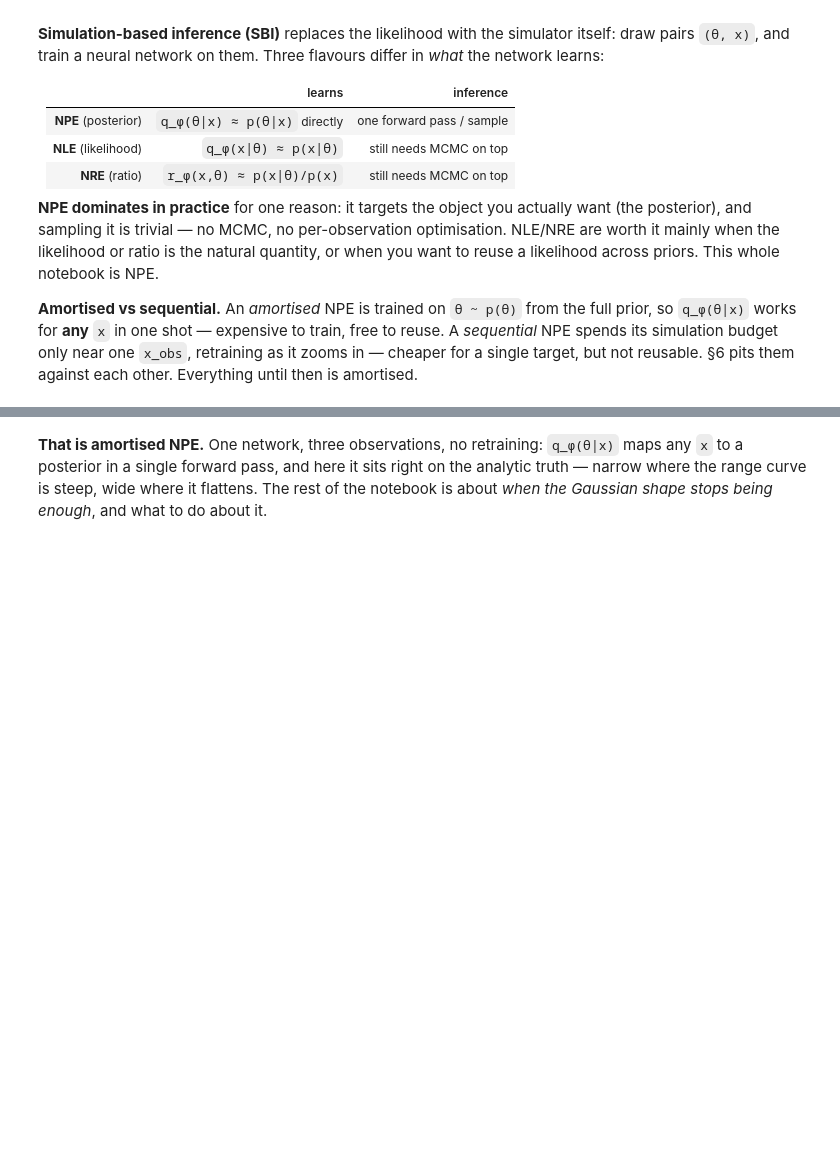
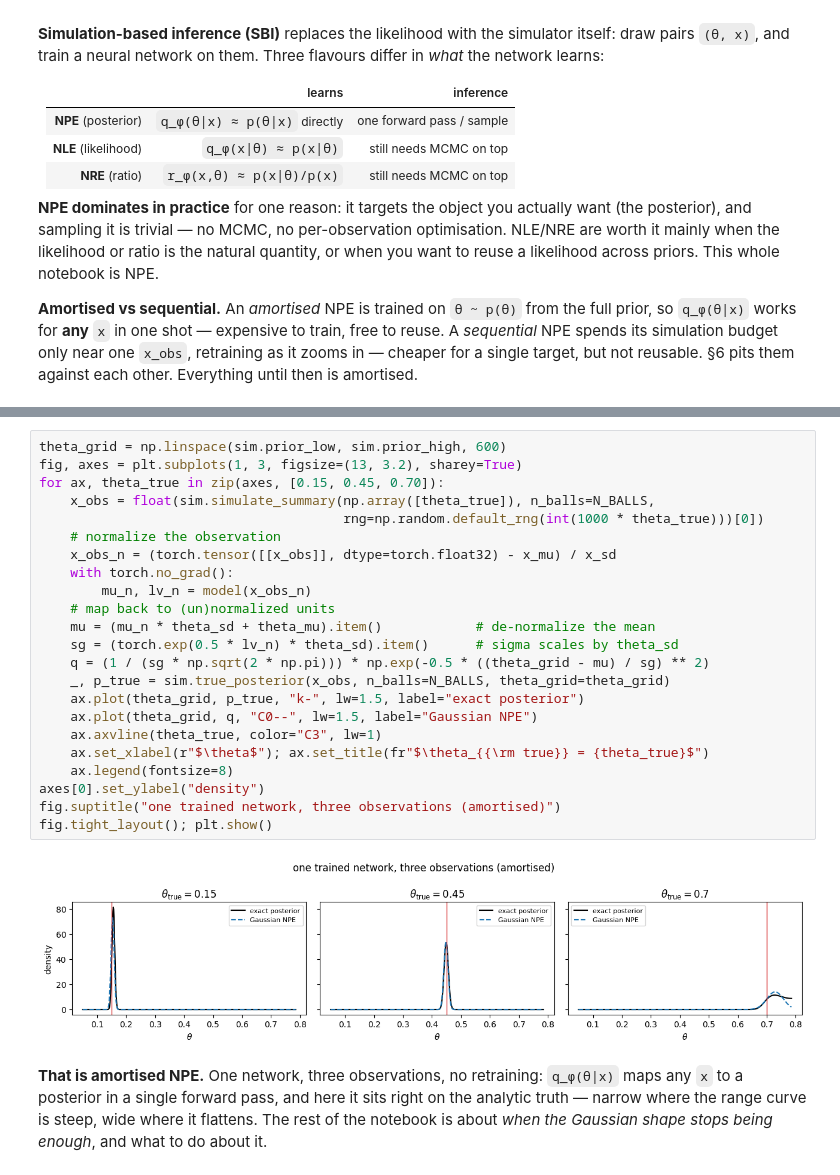
Before and after one commit to chreissel/sbi-tutorial-iaifi26, a Jupyter notebook: 01_sbi_foundations_solutions.ipynb, the cells around one changed output, grey strips where cells are left out. Drawn from its saved outputs; the diff is of its cells as text; blank space fills up the shorter version.

```diff
--- a/01_sbi_foundations_solutions.ipynb
+++ b/01_sbi_foundations_solutions.ipynb
@@ -160,3 +162,28 @@ fig.tight_layout(); plt.show()
+# %%
+theta_grid = np.linspace(sim.prior_low, sim.prior_high, 600)
+fig, axes = plt.subplots(1, 3, figsize=(13, 3.2), sharey=True)
+for ax, theta_true in zip(axes, [0.15, 0.45, 0.70]):
+    x_obs = float(sim.simulate_summary(np.array([theta_true]), n_balls=N_BALLS,
+                                       rng=np.random.default_rng(int(1000 * theta_true)))[0])
+    # normalize the observation
+    x_obs_n = (torch.tensor([[x_obs]], dtype=torch.float32) - x_mu) / x_sd
+    with torch.no_grad():
+        mu_n, lv_n = model(x_obs_n)
+    # map back to (un)normalized units
+    mu = (mu_n * theta_sd + theta_mu).item()            # de-normalize the mean
+    sg = (torch.exp(0.5 * lv_n) * theta_sd).item()      # sigma scales by theta_sd
+    q = (1 / (sg * np.sqrt(2 * np.pi))) * np.exp(-0.5 * ((theta_grid - mu) / sg) ** 2)
+    _, p_true = sim.true_posterior(x_obs, n_balls=N_BALLS, theta_grid=theta_grid)
+    ax.plot(theta_grid, p_true, "k-", lw=1.5, label="exact posterior")
+    ax.plot(theta_grid, q, "C0--", lw=1.5, label="Gaussian NPE")
+    ax.axvline(theta_true, color="C3", lw=1)
+    ax.set_xlabel(r"$\theta$"); ax.set_title(fr"$\theta_{{\rm true}} = {theta_true}$")
+    ax.legend(fontsize=8)
+axes[0].set_ylabel("density")
+fig.suptitle("one trained network, three observations (amortised)")
+fig.tight_layout(); plt.show()
+# %% [output]
+[figure, added]
 # %% [markdown]
 **That is amortised NPE.** One network, three observations, no retraining:
 `q_φ(θ|x)` maps any `x` to a posterior in a single forward pass, and here it
```
Also changed, not shown: parts of 20 cells of this notebook.
